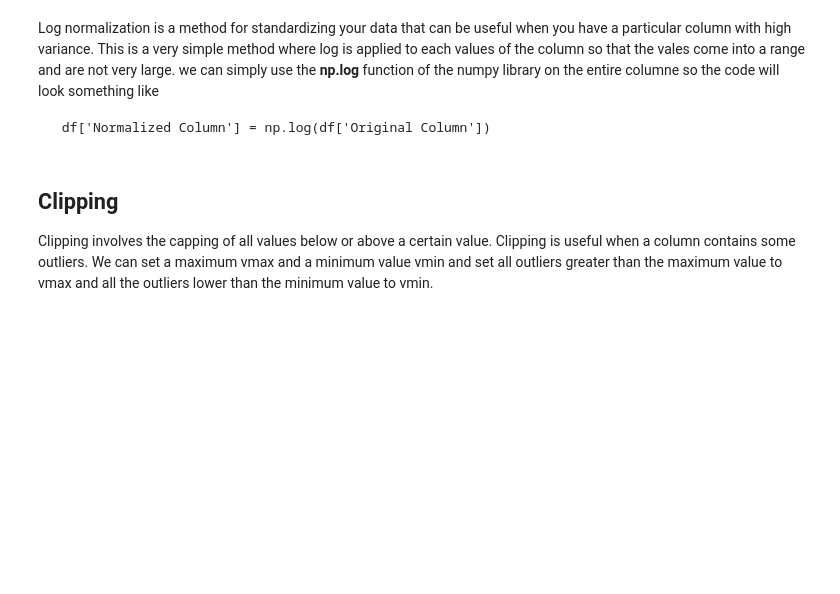
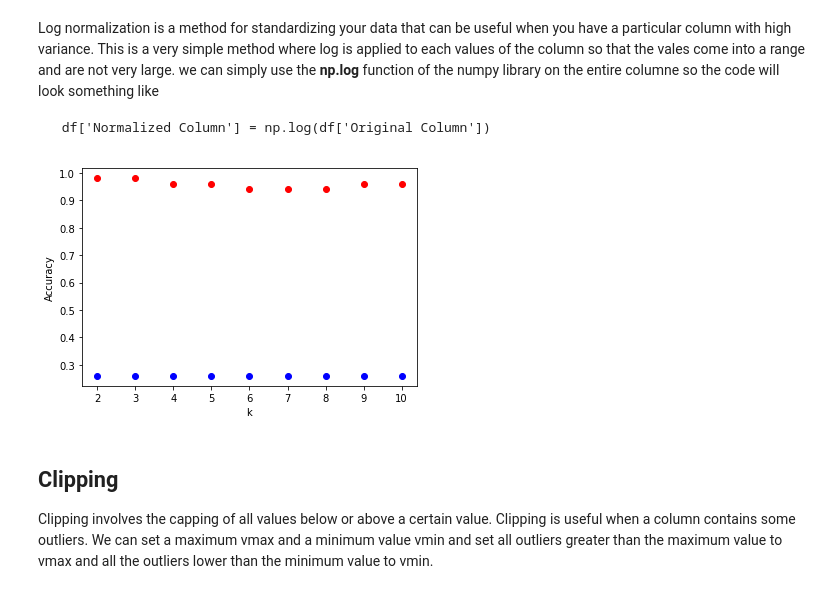
Before and after one commit to DarshanWalchale/FMML_2022, a Jupyter notebook: FMML_M2L1.ipynb, the cells around one changed output. Drawn from its saved outputs; the diff is of its cells as text; code cells hidden in the pictures; blank space fills up the shorter version.

```diff
--- a/FMML_M2L1.ipynb
+++ b/FMML_M2L1.ipynb
@@ -1027,3 +1043,11 @@ weighted avg       0.95      0.95      0.95       188
 # %%
 ## TASK:
 ## Perform K-Fold Cross validation after standardizing the data. Display your results.
+X = cancer.data
+y = cancer.target
+scaler = StandardScaler()
+X_scaled = scaler.fit_transform(X)
+from sklearn.model_selection import cross_val_score
+knn = KNeighborsClassifier(n_neighbors=1)
+scores = cross_val_score(knn,X_scaled,y,cv=5)
+scores
@@ -1041,6 +1067,45 @@ we can simply use the **np.log** function of the numpy library on the entire col
 # TASK
 # Try to find the difference in the accuracy when we apply log normalization on one of the columns and
 # plot the results for knn classification with 2-10 neighbours.
+# %%
+from sklearn.datasets import load_iris
+import pandas as pd
+import numpy as np
+import matplotlib.pyplot as plt
+data = load_iris()
+df = pd.DataFrame(data=data.data, columns=data.feature_names)
+
+df_small = df
+df_log = np.log(df_small)
+y = data.target
+X = df_small.to_numpy()
+X_log = np.log(X)
+X_train, X_test, y_train, y_test = train_test_split(X, y, test_size = 0.33, random_state = 17)
+X_log_train, X_log_test, y_train_log, y_test_log = train_test_split(X_log, y, test_size = 0.33, random_state = 17)
+
+
+results = []
+
+for k in range(2,11):
+  #Without log norm
+  knn = KNeighborsClassifier(n_neighbors=k)
+  knn.fit(X_train,y_train)
+  sc = knn.score(X_test,y_test)
+
+  #With log norm
+  knn_log = KNeighborsClassifier(n_neighbors=k)
+  knn_log.fit(X_train,y_train_log)
+  sc_log = knn_log.score(X_log_test,y_test_log)
+
+  results.append([sc,sc_log])
+
+
+plt.scatter(range(2,11),[ele[1] for ele in results],c='blue')   # log
+plt.scatter(range(2,11),[ele[0] for ele in results],c='red')    # no log
+plt.xlabel("k")
+plt.ylabel("Accuracy");
+# %% [output]
+[figure, added]
 # %% [markdown]
 ## Clipping
 
```
Also changed, not shown: parts of 3 cells of this notebook.
